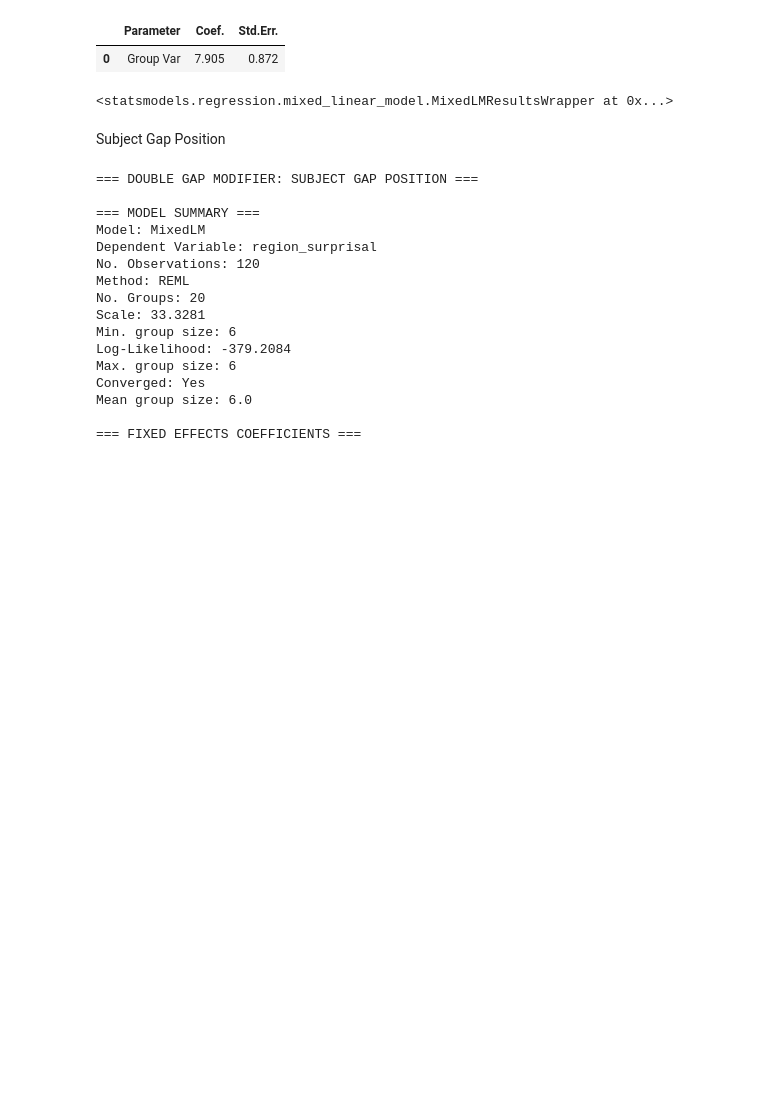
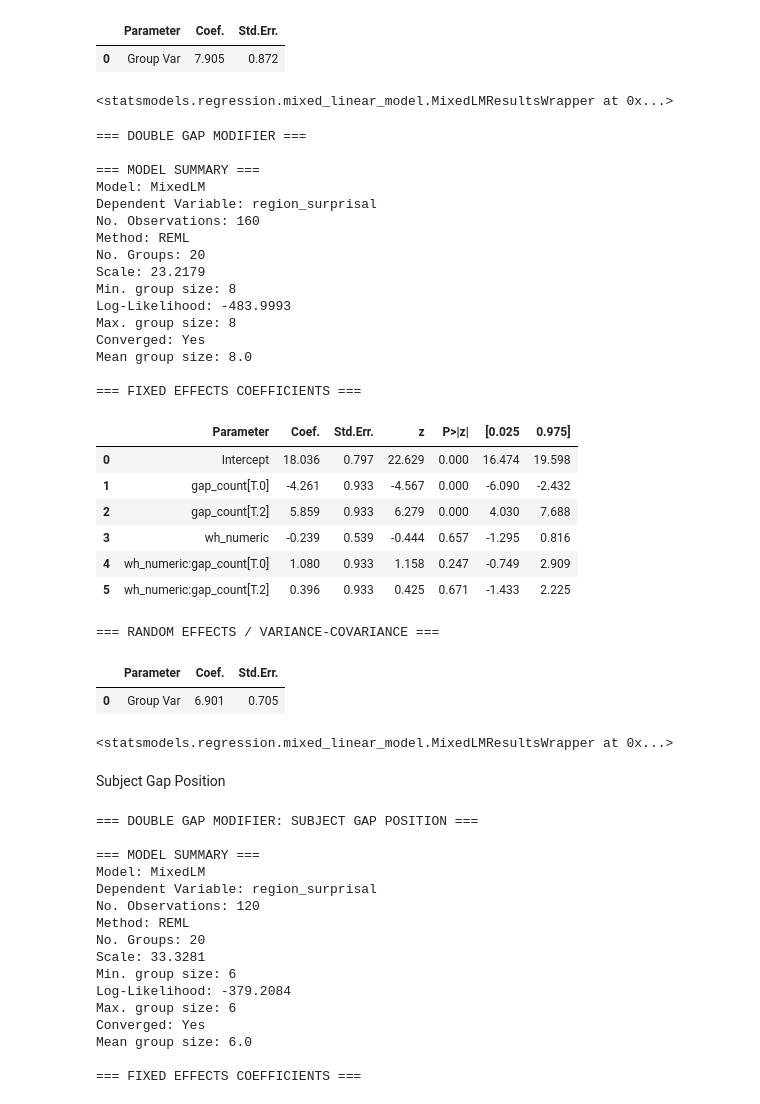
Before and after one commit to um-cap-lab/EMNLP-2025-submission, a Jupyter notebook: mixed_effects_modeling_gpt2_100M.ipynb, the cells around one changed output. Cells and saved outputs as stored; diff of their text form; code cells hidden in the pictures; blank space fills up the shorter version.

```diff
--- a/mixed_effects_modeling_gpt2_100M.ipynb
+++ b/mixed_effects_modeling_gpt2_100M.ipynb
@@ -283,7 +283,7 @@ def merge_sentence(row, syntactic_parts):
 
     parts = [row[part] for part in syntactic_parts]
     # filter out NaN or empty parts
-    non_empty_parts = [str(part).strip() for part in parts if pd.notna(part) and str(part).strip() != '']
+    non_empty_parts = [str(part) for part in parts if pd.notna(part) and str(part).strip() != '']
     # join with spaces and add end punctuation
     sentence = ' '.join(non_empty_parts) + (row['end'] if pd.notna(row['end']) else '')
     return sentence
@@ -836,6 +836,9 @@ sentence_df['gap_numeric'] = sentence_df['gap'].replace(0, -1)
 syntactic_parts = ['prefix', 'licensor', 'subj', 'verb', 'object', 'modifier']
 sentence_df['sentence'] = sentence_df.apply(lambda x: merge_sentence(x, syntactic_parts), axis = 1)
 sentence_df['surprisals'] = sentence_df['sentence'].apply(calculate_surprisal)
+sentence_df['gap_count'] = sentence_df['subject_gap'] + sentence_df['object_gap']
+# %%
+sentence_df['gap_count'] = pd.Categorical(sentence_df['gap_count'], categories = [1, 0, 2], ordered = True)
 # %% [markdown]
 Post Gap Region - Modifier
 # %%
@@ -874,6 +877,37 @@ Mean group size: 8.0
 |  | Parameter | Coef. | Std.Err. |
 | 0 | Group Var | 7.905 | 0.872 |
 <statsmodels.regression.mixed_linear_model.MixedLMResultsWrapper at 0x...>
+# %%
+iv_list = ['wh_numeric', 'gap_count']
+mixed_effects_linear_regression(sentence_df, iv_list, 'region_surprisal', 'double gap modifier')
+# %% [output]
+=== DOUBLE GAP MODIFIER ===
+
+=== MODEL SUMMARY ===
+Model: MixedLM
+Dependent Variable: region_surprisal
+No. Observations: 160
+Method: REML
+No. Groups: 20
+Scale: 23.2179
+Min. group size: 8
+Log-Likelihood: -483.9993
+Max. group size: 8
+Converged: Yes
+Mean group size: 8.0
+
+=== FIXED EFFECTS COEFFICIENTS ===
+|  | Parameter | Coef. | Std.Err. | z | P>|z| | [0.025 | 0.975] |
+| 0 | Intercept | 18.036 | 0.797 | 22.629 | 0.000 | 16.474 | 19.598 |
+| 1 | gap_count[T.0] | -4.261 | 0.933 | -4.567 | 0.000 | -6.090 | -2.432 |
+| 2 | gap_count[T.2] | 5.859 | 0.933 | 6.279 | 0.000 | 4.030 | 7.688 |
+| 3 | wh_numeric | -0.239 | 0.539 | -0.444 | 0.657 | -1.295 | 0.816 |
+| 4 | wh_numeric:gap_count[T.0] | 1.080 | 0.933 | 1.158 | 0.247 | -0.749 | 2.909 |
+| 5 | wh_numeric:gap_count[T.2] | 0.396 | 0.933 | 0.425 | 0.671 | -1.433 | 2.225 |
+=== RANDOM EFFECTS / VARIANCE-COVARIANCE ===
+|  | Parameter | Coef. | Std.Err. |
+| 0 | Group Var | 6.901 | 0.705 |
+<statsmodels.regression.mixed_linear_model.MixedLMResultsWrapper at 0x...>
 # %% [markdown]
 Subject Gap Position
 # %%
```
Also changed, not shown: parts of 9 cells of this notebook, 2 other files.
